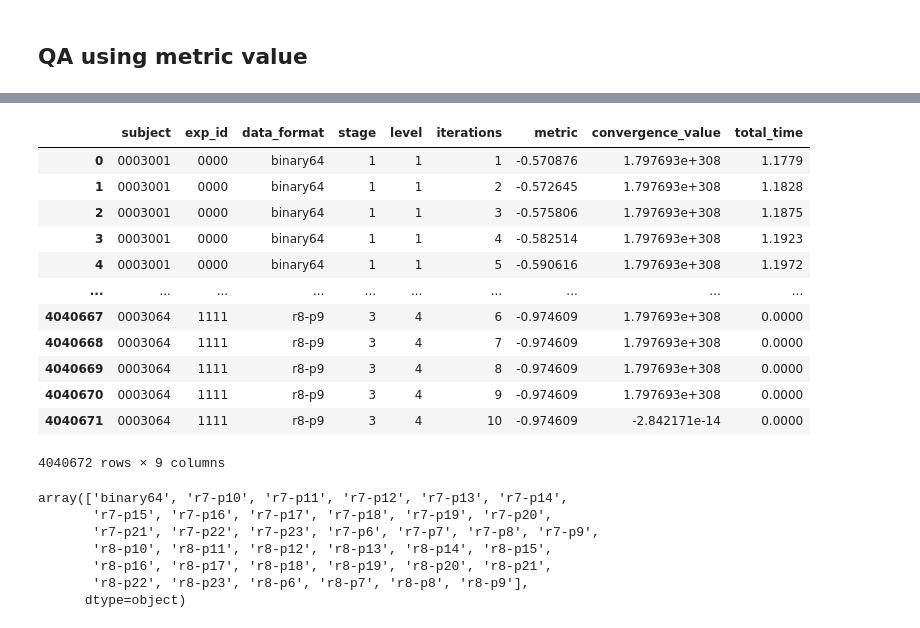
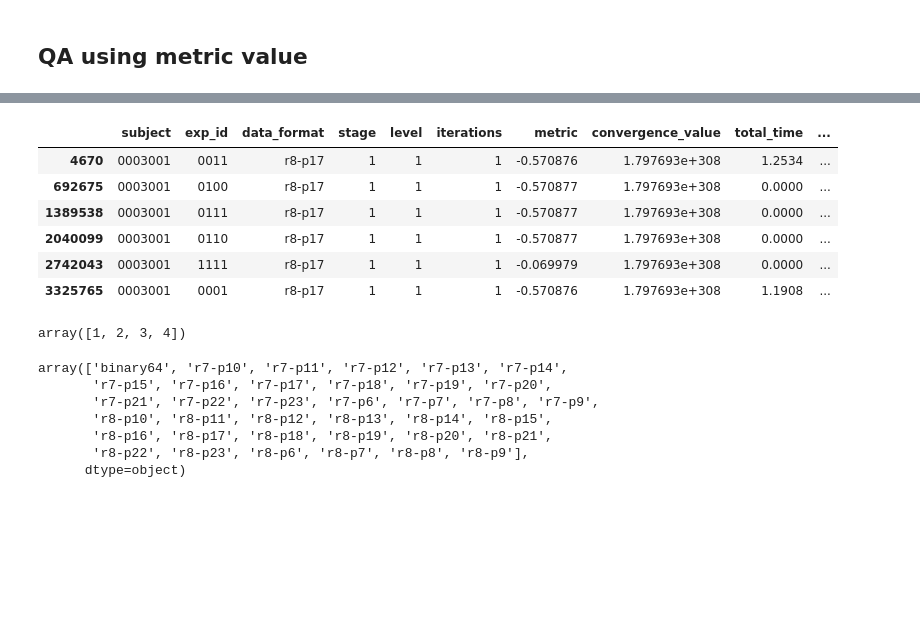
Before and after one commit to glatard/mri-registration-rp, a Jupyter notebook: viz-vprec.ipynb, the cells around one changed output, grey strips where cells are left out. Cells and saved outputs as stored; diff of their text form; code cells hidden in the pictures; blank space fills up the shorter version.

```diff
--- a/viz-vprec.ipynb
+++ b/viz-vprec.ipynb
@@ -170,19 +187,24 @@ rv = (
+# %%
+df
+df[
+    (df["data_format"] == "r8-p17")
+    & (df["stage"] == 1)
+    & (df["level"] == 1)
+    & (df["iterations"] == 1)
+    & (df["subject"] == "0003001")
+]
+# %% [output]
+|  | subject | exp_id | data_format | stage | level | iterations | metric | convergence_value | total_time | ... |
+| 4670 | 0003001 | 0011 | r8-p17 | 1 | 1 | 1 | -0.570876 | 1.797693e+308 | 1.2534 | ... |
+| 692675 | 0003001 | 0100 | r8-p17 | 1 | 1 | 1 | -0.570877 | 1.797693e+308 | 0.0000 | ... |
+| 1389538 | 0003001 | 0111 | r8-p17 | 1 | 1 | 1 | -0.570877 | 1.797693e+308 | 0.0000 | ... |
+| 2040099 | 0003001 | 0110 | r8-p17 | 1 | 1 | 1 | -0.570877 | 1.797693e+308 | 0.0000 | ... |
+| 2742043 | 0003001 | 1111 | r8-p17 | 1 | 1 | 1 | -0.069979 | 1.797693e+308 | 0.0000 | ... |
+| 3325765 | 0003001 | 0001 | r8-p17 | 1 | 1 | 1 | -0.570876 | 1.797693e+308 | 1.1908 | ... |
 # %%
-rv
+rv["level"].unique()
 # %% [output]
-|  | subject | exp_id | data_format | stage | level | iterations | metric | convergence_value | total_time |
-| 0 | 0003001 | 0000 | binary64 | 1 | 1 | 1 | -0.570876 | 1.797693e+308 | 1.1779 |
-| 1 | 0003001 | 0000 | binary64 | 1 | 1 | 2 | -0.572645 | 1.797693e+308 | 1.1828 |
-| 2 | 0003001 | 0000 | binary64 | 1 | 1 | 3 | -0.575806 | 1.797693e+308 | 1.1875 |
-| 3 | 0003001 | 0000 | binary64 | 1 | 1 | 4 | -0.582514 | 1.797693e+308 | 1.1923 |
-| 4 | 0003001 | 0000 | binary64 | 1 | 1 | 5 | -0.590616 | 1.797693e+308 | 1.1972 |
-| ... | ... | ... | ... | ... | ... | ... | ... | ... | ... |
-| 4040667 | 0003064 | 1111 | r8-p9 | 3 | 4 | 6 | -0.974609 | 1.797693e+308 | 0.0000 |
-| 4040668 | 0003064 | 1111 | r8-p9 | 3 | 4 | 7 | -0.974609 | 1.797693e+308 | 0.0000 |
-| 4040669 | 0003064 | 1111 | r8-p9 | 3 | 4 | 8 | -0.974609 | 1.797693e+308 | 0.0000 |
-| 4040670 | 0003064 | 1111 | r8-p9 | 3 | 4 | 9 | -0.974609 | 1.797693e+308 | 0.0000 |
-| 4040671 | 0003064 | 1111 | r8-p9 | 3 | 4 | 10 | -0.974609 | -2.842171e-14 | 0.0000 |
-4040672 rows × 9 columns
+array([1, 2, 3, 4])
 # %%
 rv["data_format"].unique()
 # %% [output]
```
Also changed, not shown: parts of 2 cells of this notebook, 2 other files.
